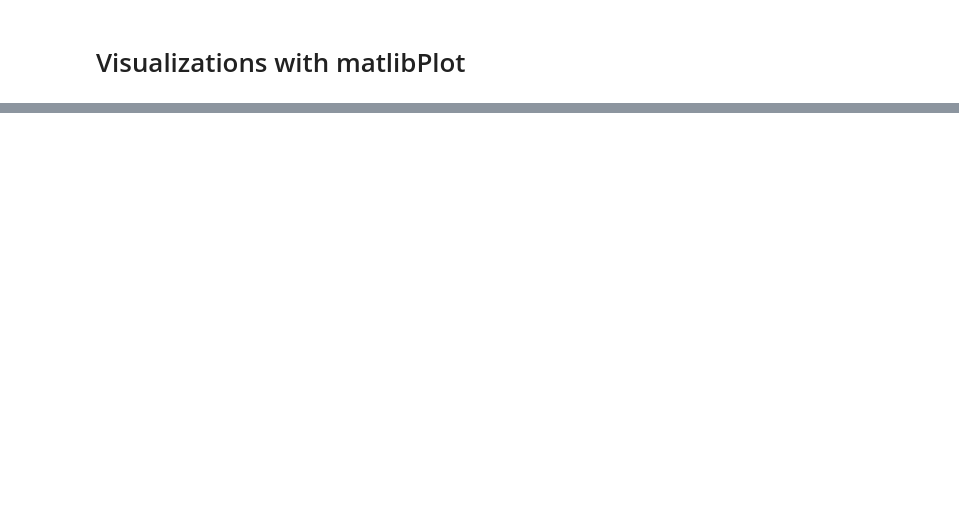
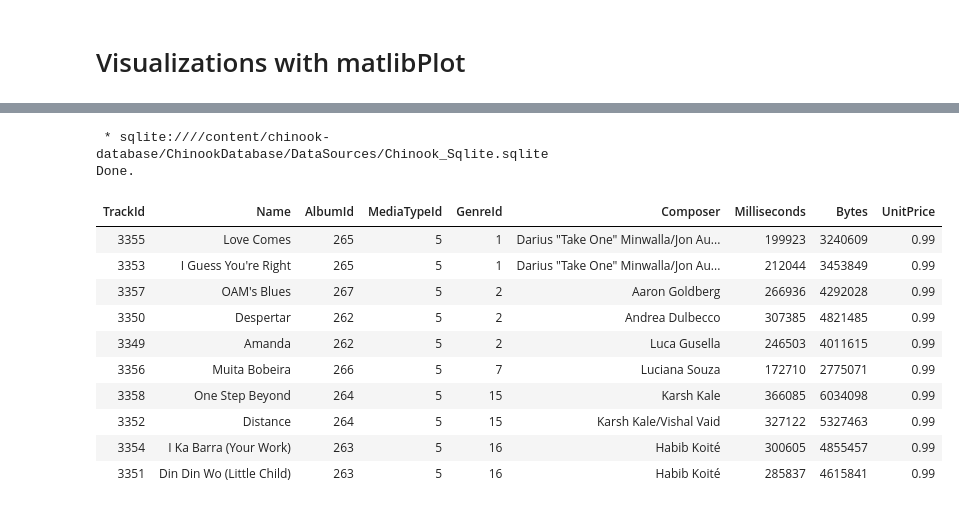
Before and after one commit to adigenova/uohdb, a Jupyter notebook: code/Chinook_db.ipynb, the cells around one changed output, grey strips where cells are left out. Cells and saved outputs as stored; diff of their text form; code cells hidden in the pictures; blank space fills up the shorter version.

```diff
--- a/code/Chinook_db.ipynb
+++ b/code/Chinook_db.ipynb
@@ -113,0 +603,18 @@ Done.
+# %%
+%%sql
+select * from track
+order by MediaTypeId DESC, GenreId ASC, AlbumId DESC limit 10;
+# %% [output]
+ * sqlite:////content/chinook-database/ChinookDatabase/DataSources/Chinook_Sqlite.sqlite
+Done.
+| TrackId | Name | AlbumId | MediaTypeId | GenreId | Composer | Milliseconds | Bytes | UnitPrice |
+| 3355 | Love Comes | 265 | 5 | 1 | Darius "Take One" Minwalla/Jon Au... | 199923 | 3240609 | 0.99 |
+| 3353 | I Guess You're Right | 265 | 5 | 1 | Darius "Take One" Minwalla/Jon Au... | 212044 | 3453849 | 0.99 |
+| 3357 | OAM's Blues | 267 | 5 | 2 | Aaron Goldberg | 266936 | 4292028 | 0.99 |
+| 3350 | Despertar | 262 | 5 | 2 | Andrea Dulbecco | 307385 | 4821485 | 0.99 |
+| 3349 | Amanda | 262 | 5 | 2 | Luca Gusella | 246503 | 4011615 | 0.99 |
+| 3356 | Muita Bobeira | 266 | 5 | 7 | Luciana Souza | 172710 | 2775071 | 0.99 |
+| 3358 | One Step Beyond | 264 | 5 | 15 | Karsh Kale | 366085 | 6034098 | 0.99 |
+| 3352 | Distance | 264 | 5 | 15 | Karsh Kale/Vishal Vaid | 327122 | 5327463 | 0.99 |
+| 3354 | I Ka Barra (Your Work) | 263 | 5 | 16 | Habib Koité | 300605 | 4855457 | 0.99 |
+| 3351 | Din Din Wo (Little Child) | 263 | 5 | 16 | Habib Koité | 285837 | 4615841 | 0.99 |
```
Also changed, not shown: parts of 60 cells of this notebook.
